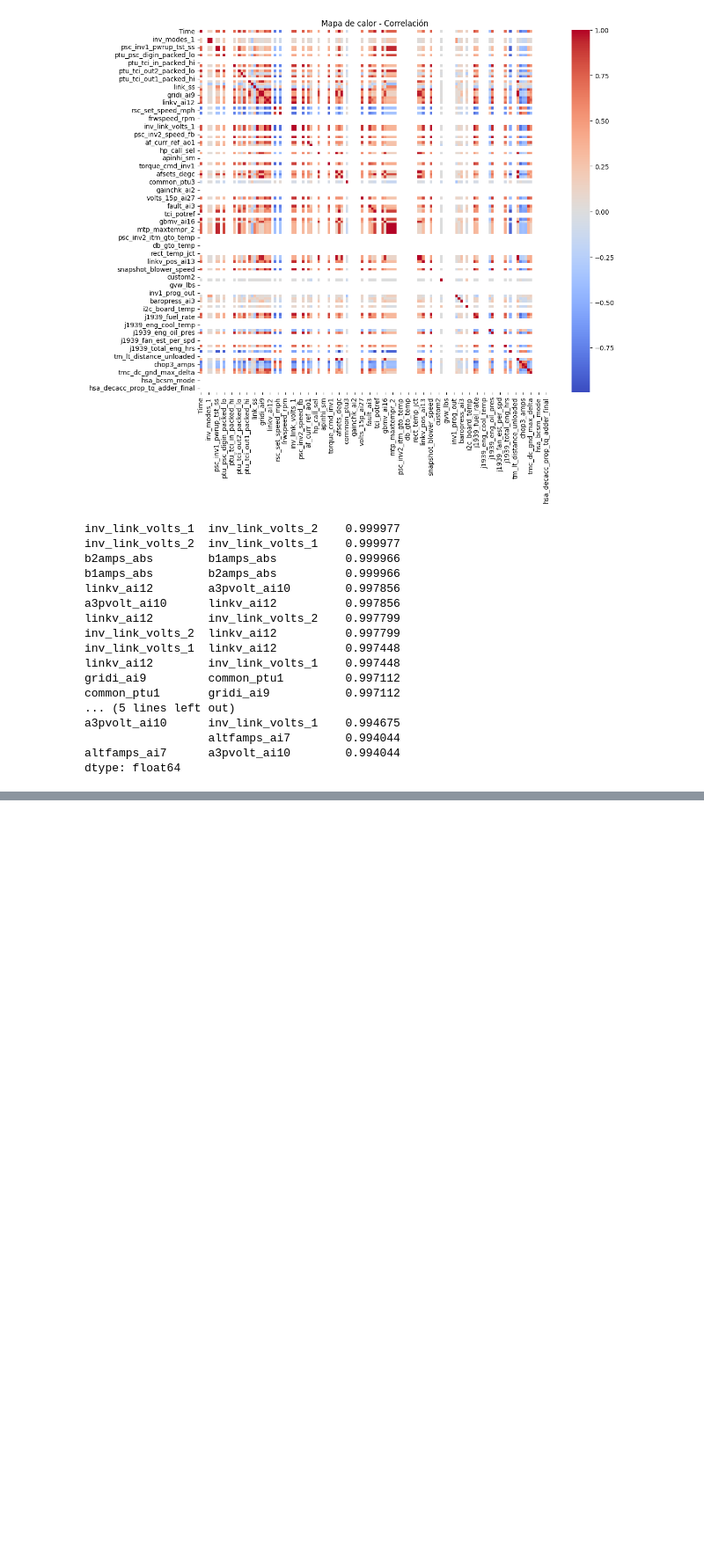
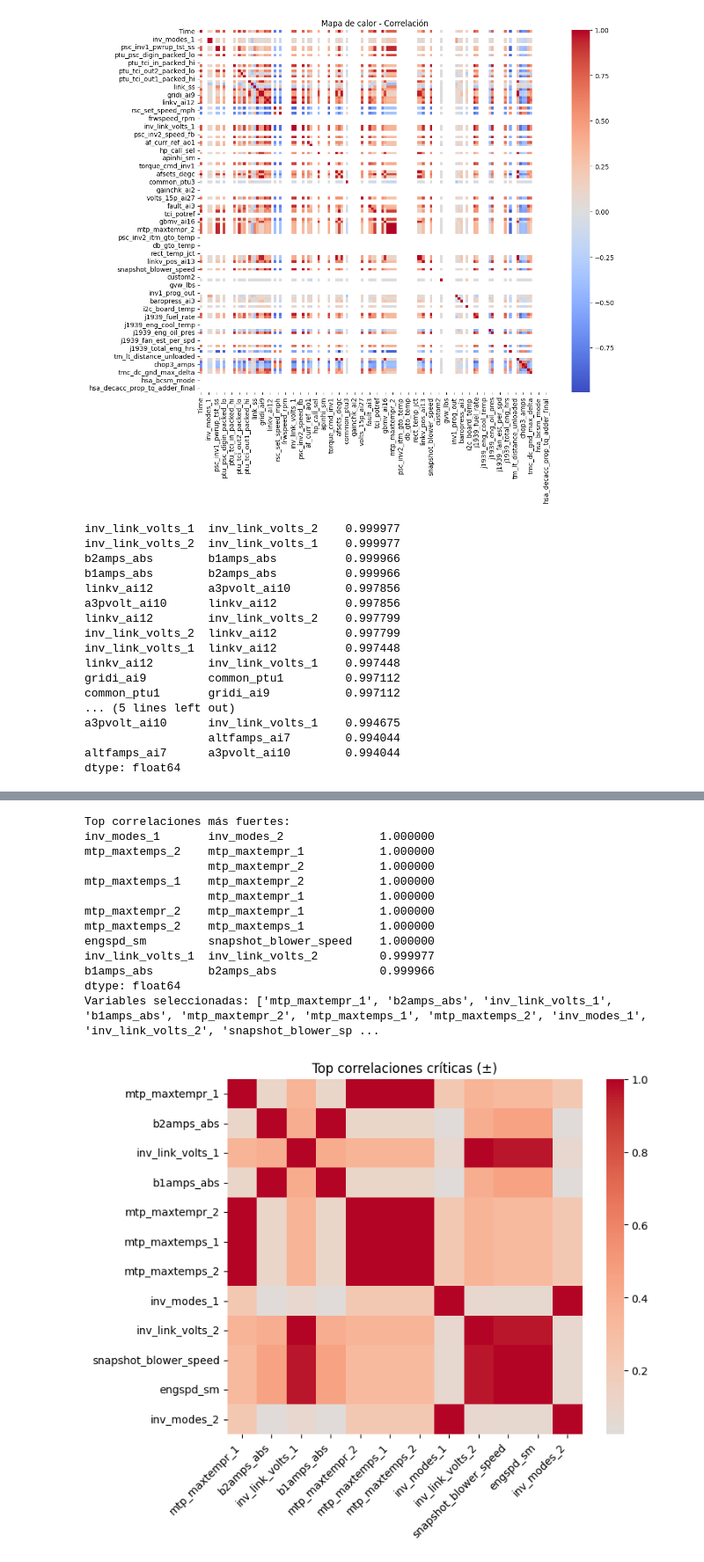
Before and after one commit to JorgePeje/test-python-utec, a Jupyter notebook: lecturadatapack.ipynb, the cells around one changed output, grey strips where cells are left out. Shown at 88% size. Cells and saved outputs as stored; diff of their text form; code cells hidden in the pictures; blank space fills up the shorter version.

```diff
--- a/lecturadatapack.ipynb
+++ b/lecturadatapack.ipynb
@@ -228,0 +343,71 @@ dtype: float64
+# %%
+# =========================
+# TOP CORRELACIONES FUERTES
+# =========================
+import numpy as np
+
+df_corr = df.select_dtypes(include=['float64', 'int64'])
+corr = df_corr.corr()
+
+# eliminar duplicados (triángulo superior)
+upper = corr.where(np.triu(np.ones(corr.shape), k=1).astype(bool))
+
+# quedarte solo con fuertes
+umbral = 0.95
+corr_fuertes = upper[(upper > umbral) | (upper < -umbral)]
+
+# convertir a lista ordenada
+corr_pairs = corr_fuertes.stack().sort_values(ascending=False)
+
+# 👉 SOLO LOS TOP 10 (puedes cambiar)
+top_n = 10
+top_corr = corr_pairs.head(top_n)
+
+print("Top correlaciones más fuertes:")
+print(top_corr)
+
+
+# =========================
+# VARIABLES RELEVANTES
+# =========================
+vars_importantes = list(set([i for i, j in top_corr.index] +
+                           [j for i, j in top_corr.index]))
+
+print("Variables seleccionadas:", vars_importantes)
+
+corr_reducida = corr.loc[vars_importantes, vars_importantes]
+
+
+import seaborn as sns
+import matplotlib.pyplot as plt
+
+plt.figure(figsize=(8,6))
+
+sns.heatmap(
+    corr_reducida,
+    cmap="coolwarm",
+    center=0,
+    annot=False,
+    square=True
+)
+
+plt.title("Top correlaciones críticas (±)")
+plt.xticks(rotation=45, ha='right')
+plt.yticks(rotation=0)
+
+plt.show()
+# %% [output]
+Top correlaciones más fuertes:
+inv_modes_1       inv_modes_2              1.000000
+mtp_maxtemps_2    mtp_maxtempr_1           1.000000
+                  mtp_maxtempr_2           1.000000
+mtp_maxtemps_1    mtp_maxtempr_2           1.000000
+                  mtp_maxtempr_1           1.000000
+mtp_maxtempr_2    mtp_maxtempr_1           1.000000
+mtp_maxtemps_2    mtp_maxtemps_1           1.000000
+engspd_sm         snapshot_blower_speed    1.000000
+inv_link_volts_1  inv_link_volts_2         0.999977
+b1amps_abs        b2amps_abs               0.999966
+dtype: float64
+Variables seleccionadas: ['mtp_maxtempr_1', 'b2amps_abs', 'inv_link_volts_1', 'b1amps_abs', 'mtp_maxtempr_2', 'mtp_maxtemps_1', 'mtp_maxtemps_2', 'inv_modes_1', 'inv_link_volts_2', 'snapshot_blower_sp ...
+[figure, added]
```
Also changed, not shown: parts of 6 cells of this notebook.
